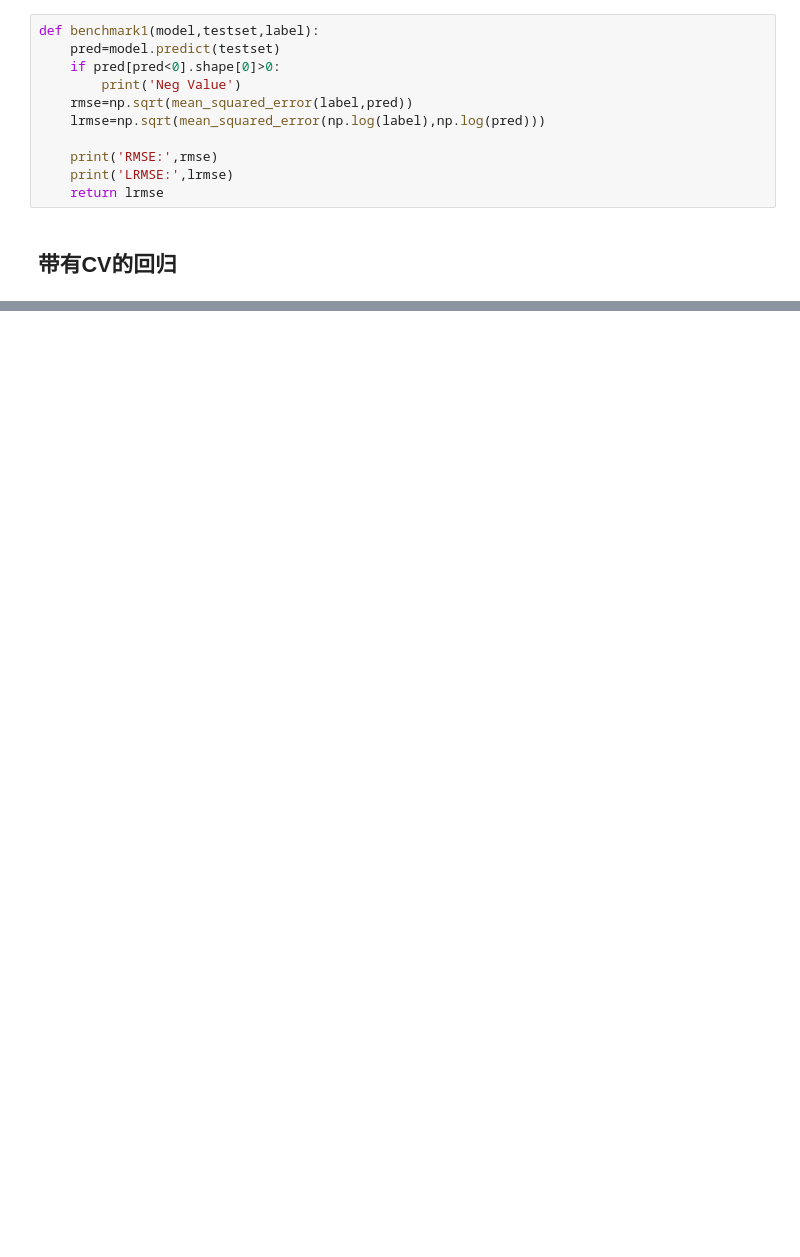
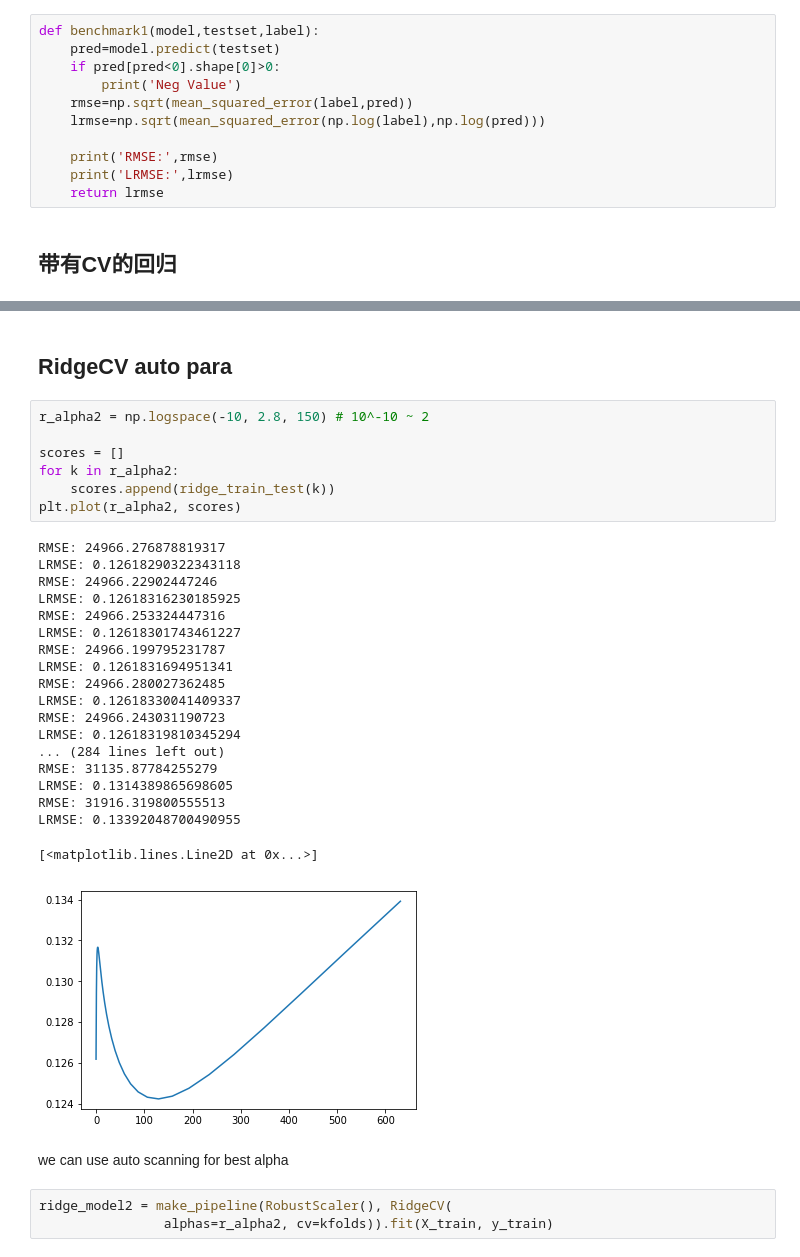
Before and after one commit to lizhicq/AI-course, a Jupyter notebook: 04 - 机器学习实战/W1 - LA House Price/总结整理.ipynb, the cells around one changed output, grey strips where cells are left out. Drawn from its saved outputs; the diff is of its cells as text; blank space fills up the shorter version.

```diff
--- a/04 - 机器学习实战/W1 - LA House Price/总结整理.ipynb
+++ b/04 - 机器学习实战/W1 - LA House Price/总结整理.ipynb
@@ -276,2 +276,36 @@ LRMSE: 0.12474104547998531
 [<matplotlib.lines.Line2D at 0x...>]
 [figure]
+# %% [markdown]
+## RidgeCV auto para
+# %%
+r_alpha2 = np.logspace(-10, 2.8, 150) # 10^-10 ~ 2
+
+scores = []
+for k in r_alpha2:
+    scores.append(ridge_train_test(k))
+plt.plot(r_alpha2, scores)
+# %% [output]
+RMSE: 24966.276878819317
+LRMSE: 0.12618290322343118
+RMSE: 24966.22902447246
+LRMSE: 0.12618316230185925
+RMSE: 24966.253324447316
+LRMSE: 0.12618301743461227
+RMSE: 24966.199795231787
+LRMSE: 0.1261831694951341
+RMSE: 24966.280027362485
+LRMSE: 0.12618330041409337
+RMSE: 24966.243031190723
+LRMSE: 0.12618319810345294
+... (284 lines left out)
+RMSE: 31135.87784255279
+LRMSE: 0.1314389865698605
+RMSE: 31916.319800555513
+LRMSE: 0.13392048700490955
+[<matplotlib.lines.Line2D at 0x...>]
+[figure, added]
+# %% [markdown]
+we can use auto scanning for best alpha
+# %%
+ridge_model2 = make_pipeline(RobustScaler(), RidgeCV(
+                alphas=r_alpha2, cv=kfolds)).fit(X_train, y_train)
```
Also changed, not shown: parts of 23 cells of this notebook, 2 other files.
